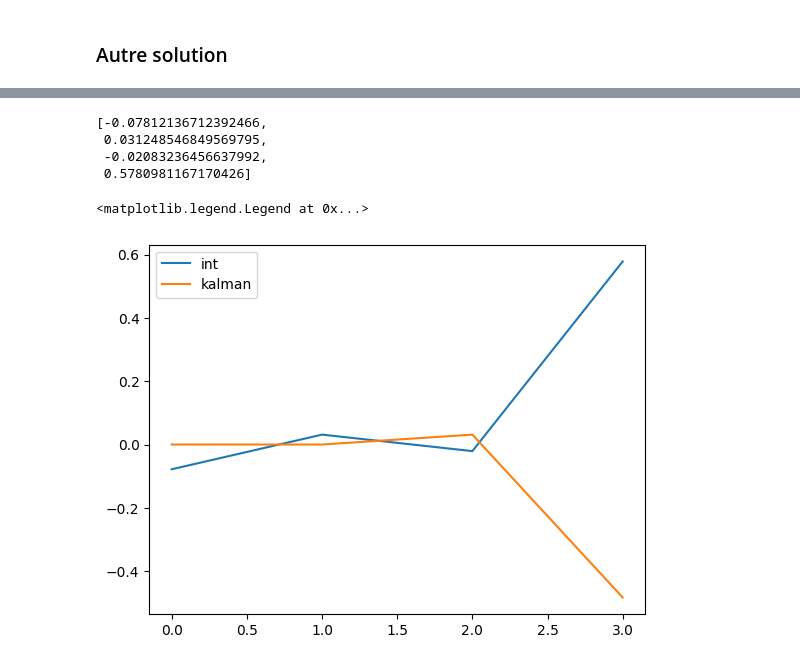
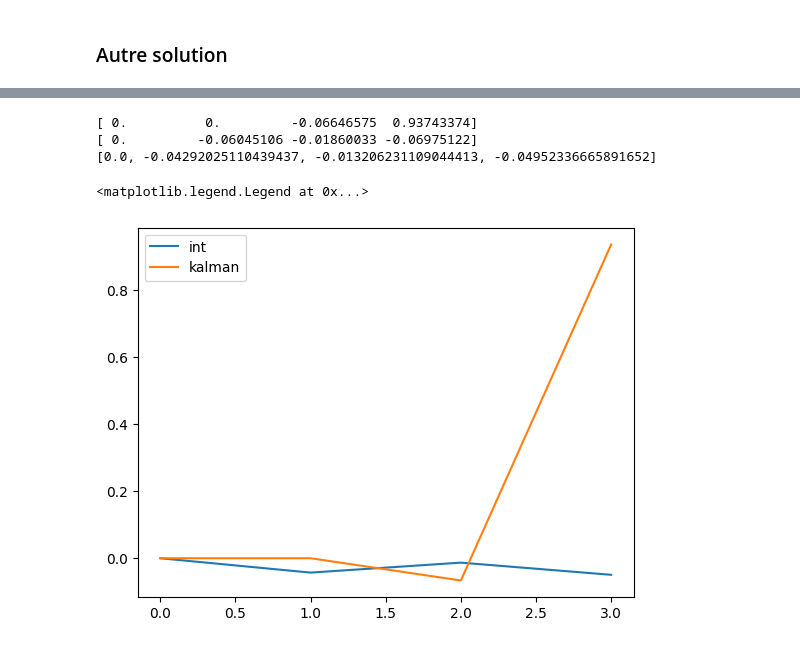
Before and after one commit to marinPh/mobileRobt38, a Jupyter notebook: test_controle.ipynb, the cells around one changed output, grey strips where cells are left out. Saved outputs shown, nothing was run; the diff lists cells and outputs as text; code cells hidden in the pictures.

```diff
--- a/test_controle.ipynb
+++ b/test_controle.ipynb
@@ -150,22 +149,26 @@ print(theta_dot)
 # %%
-Ts = 1.12
+L = 46.75
+theta_dot = (Vleftdata-Vrightdata)/2/L
+
+print(np.array(thetadata))
+print(theta_dot)
+
+Ts = 0.71
 theta_int=[0]
 
 theta_int=[theta_int[-1] + Ts*theta_dot[i] for i in range(len(theta_dot))]
+
+print(theta_int)
+
+plt.plot(theta_int, label='int')
+plt.plot(thetadata, label='kalman')
+plt.legend()
+# %% [output]
+[ 0.          0.         -0.06646575  0.93743374]
+[ 0.         -0.06045106 -0.01860033 -0.06975122]
+[0.0, -0.04292025110439437, -0.013206231109044413, -0.04952336665891652]
+<matplotlib.legend.Legend at 0x...>
+[figure, added]
-# %%
-theta_int
-# %% [output]
-[-0.07812136712392466,
- 0.031248546849569795,
- -0.02083236456637992,
- 0.5780981167170426]
-# %%
-plt.plot(theta_int, label='int')
-plt.plot(thetadata, label='kalman')
-plt.legend()
-# %% [output]
-<matplotlib.legend.Legend at 0x...>
-[figure, removed]
 # %%
 V = (Vrightdata + Vleftdata)/2
 Distance = [0]
```
Also changed, not shown: parts of 25 cells of this notebook, 1 other file.
